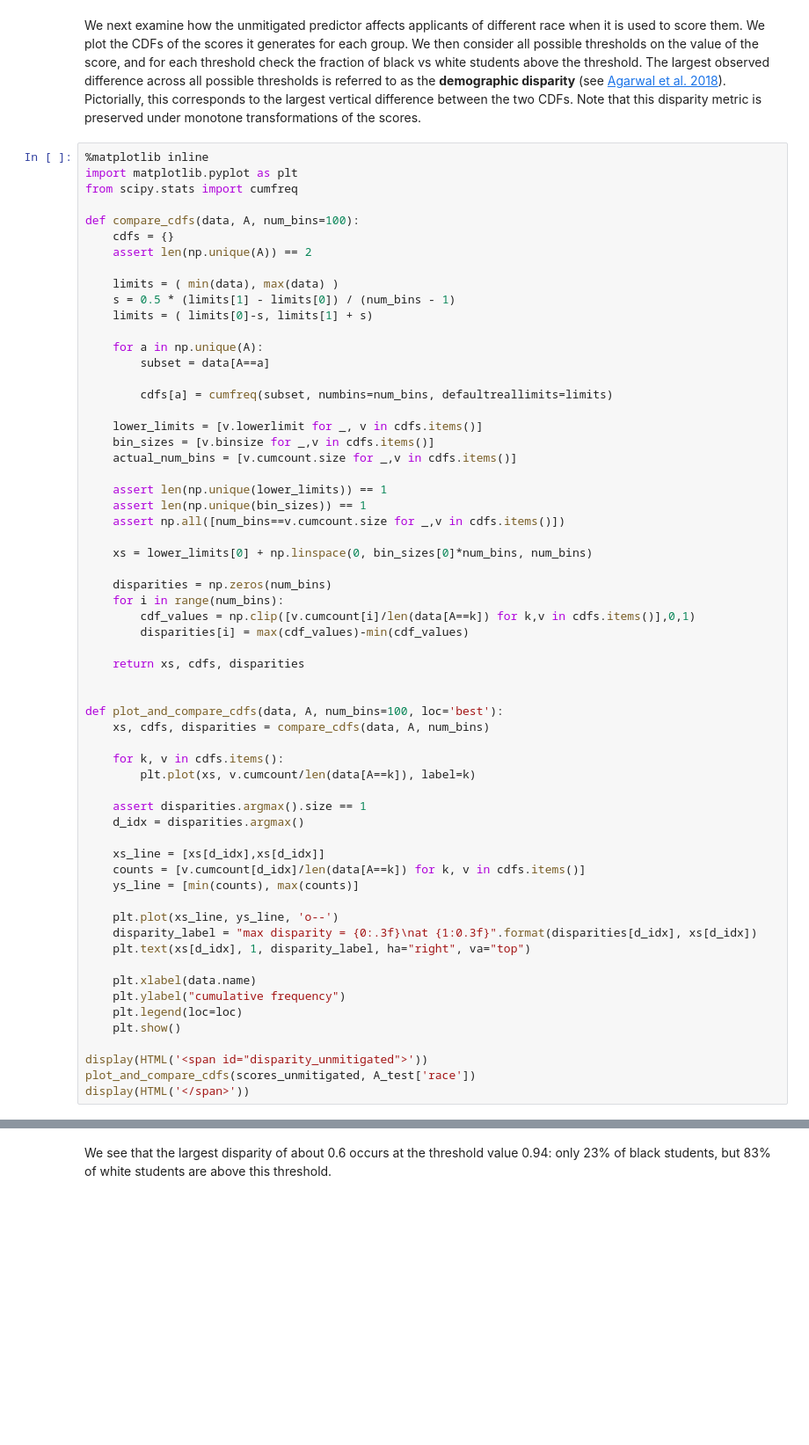
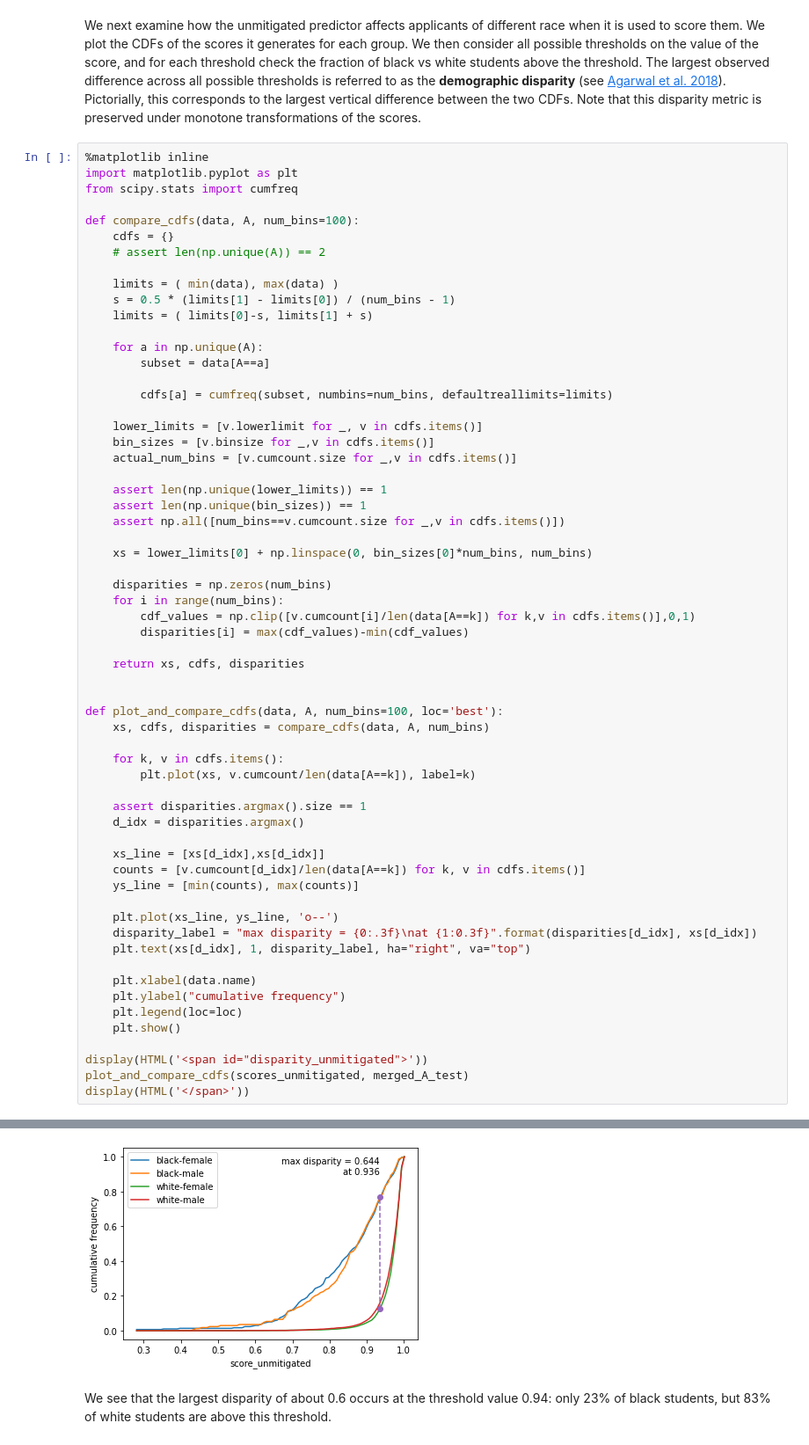
Before and after one commit to fairlearn/fairlearn, a Jupyter notebook: notebooks/Mitigating Disparities in Ranking from Binary Data.ipynb, the cells around one changed output, grey strips where cells are left out. Shown at 88% size. Drawn from its saved outputs; the diff is of its cells as text; blank space fills up the shorter version.

```diff
--- a/notebooks/Mitigating Disparities in Ranking from Binary Data.ipynb
+++ b/notebooks/Mitigating Disparities in Ranking from Binary Data.ipynb
@@ -164,7 +181,7 @@ from scipy.stats import cumfreq
 
 def compare_cdfs(data, A, num_bins=100):
     cdfs = {}
-    assert len(np.unique(A)) == 2
+    # assert len(np.unique(A)) == 2
 
     limits = ( min(data), max(data) )
     s = 0.5 * (limits[1] - limits[0]) / (num_bins - 1)
@@ -216,5 +233,6 @@ def plot_and_compare_cdfs(data, A, num_bins=100, loc='best'):
     plt.show()
 
 display(HTML('<span id="disparity_unmitigated">'))
-plot_and_compare_cdfs(scores_unmitigated, A_test['race'])
+plot_and_compare_cdfs(scores_unmitigated, merged_A_test)
 display(HTML('</span>'))
+# %% [output]
@@ -221,3 +240,4 @@ display(HTML('</span>'))
+[figure, added]
 # %% [markdown]
 We see that the largest disparity of about 0.6 occurs at the threshold value 0.94: only 23% of black students, but 83% of white students are above this threshold.
 # %% [markdown]
```
Also changed, not shown: parts of 12 cells of this notebook.
